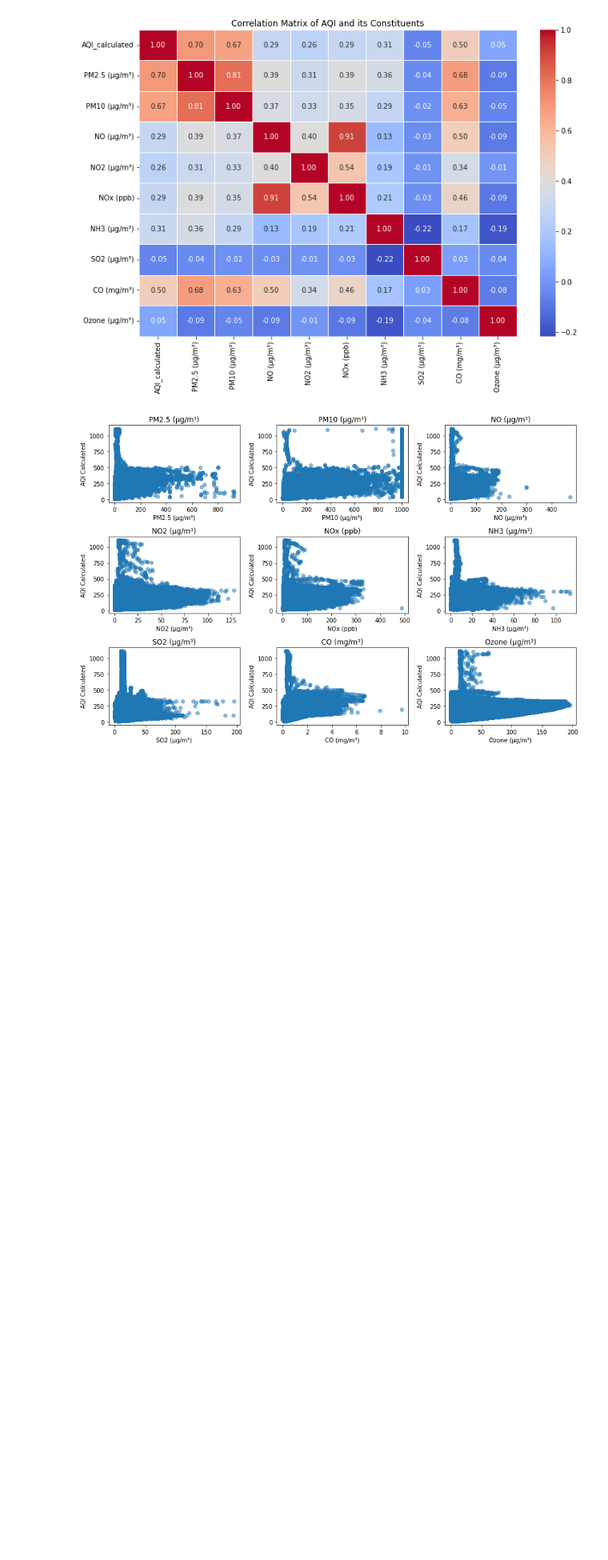
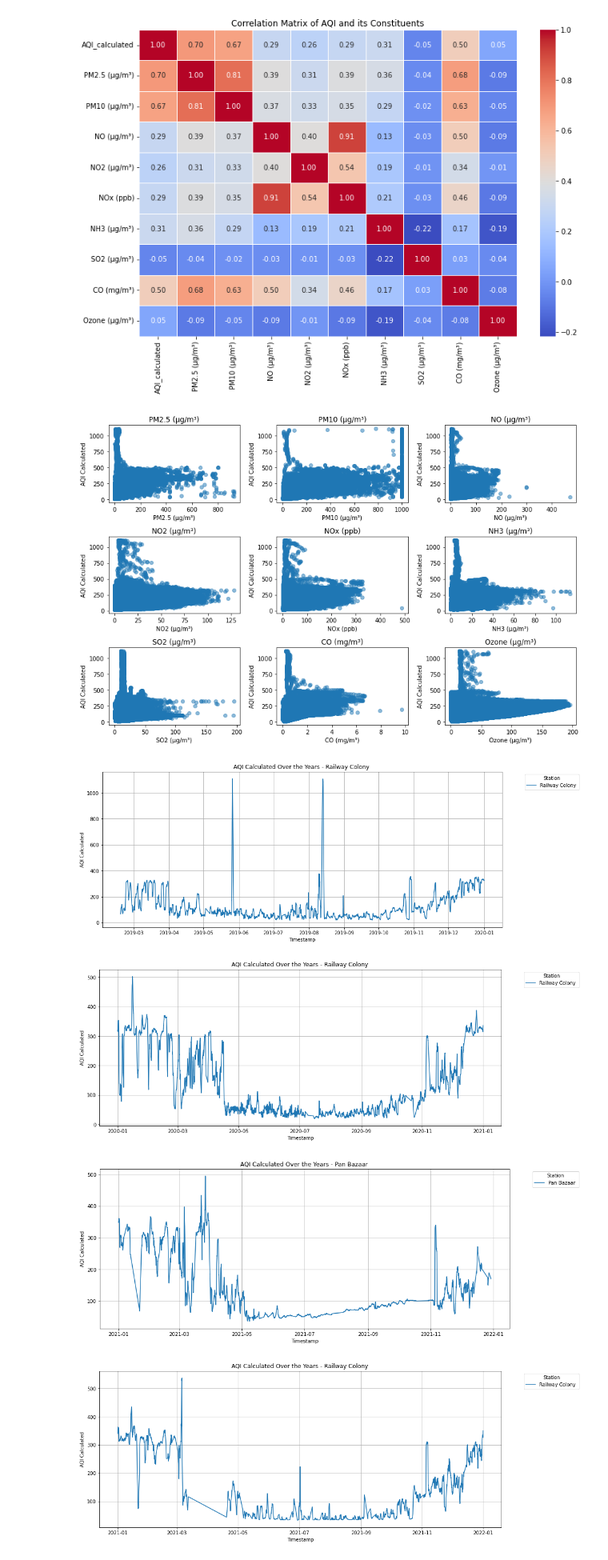
Before and after one commit to GullibleSandwich/ML-Project-CS361, a Jupyter notebook: eda.ipynb, the cells around one changed output. Shown at 80% size. Saved outputs shown, nothing was run; the diff lists cells and outputs as text; code cells hidden in the pictures; blank space fills up the shorter version.

Commit message:
added yearly plot

```diff
--- a/eda.ipynb
+++ b/eda.ipynb
@@ -63,3 +63,22 @@ plt.tight_layout()
 plt.show()
 # %% [output]
 [figure]
+# %%
+df_filtered = df[['Station', 'Timestamp', 'AQI_calculated']].copy()
+df_filtered['Timestamp'] = pd.to_datetime(df['Timestamp'])
+df_filtered['Year'] = df_filtered['Timestamp'].dt.year
+grouped_data = df_filtered.groupby(['Year', 'Station'])
+for (year, station), data in grouped_data:
+    plt.figure(figsize=(15, 6))
+    plt.plot(data['Timestamp'], data['AQI_calculated'], label=station)
+    plt.title(f'AQI Calculated Over the Years - {station}')
+    plt.xlabel('Timestamp')
+    plt.ylabel('AQI Calculated')
+    plt.legend(title='Station', bbox_to_anchor=(1.05, 1), loc='upper left')
+    plt.grid(True)
+    plt.show()
+# %% [output]
+[figure, added]
+[figure, added]
+[figure, added]
+[figure, added]
```
Also changed, not shown: parts of 1 cell of this notebook.
